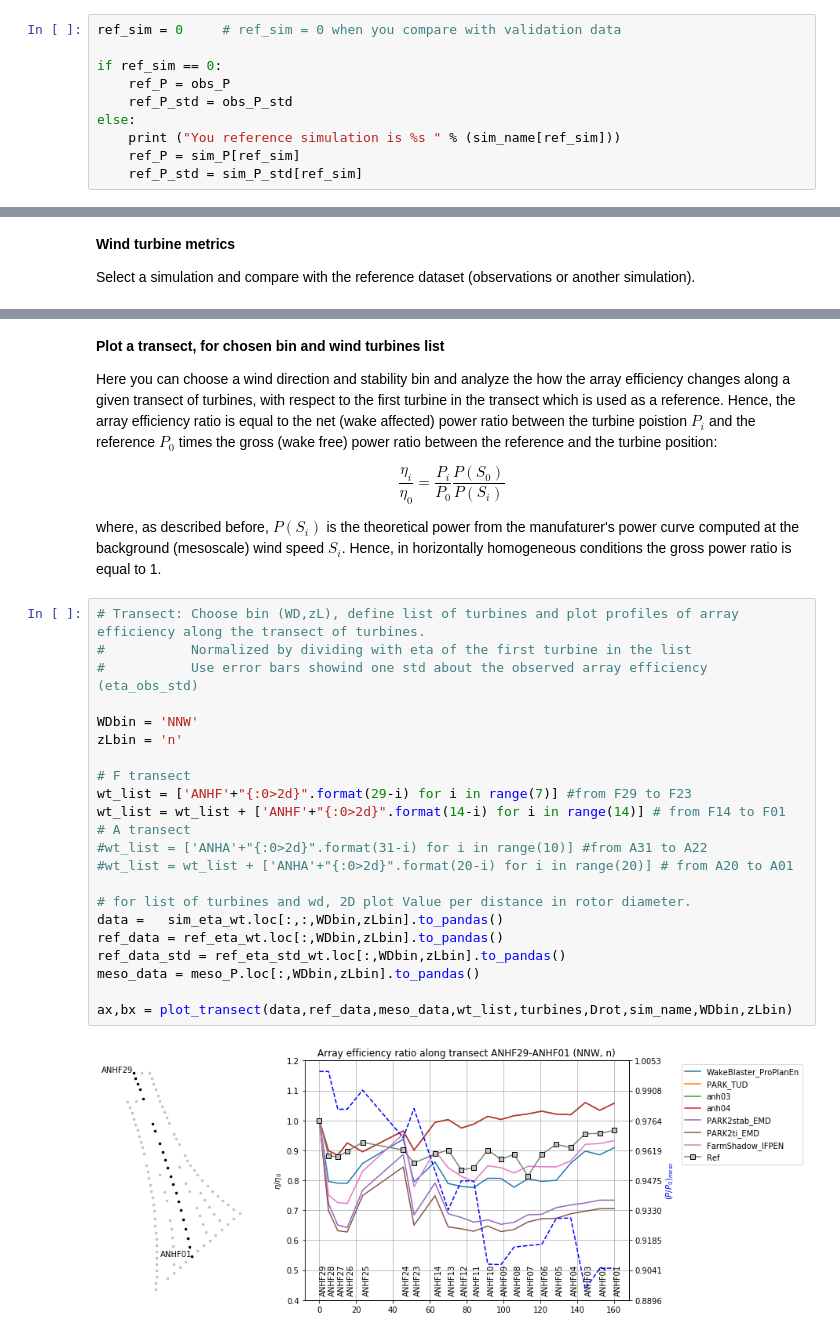
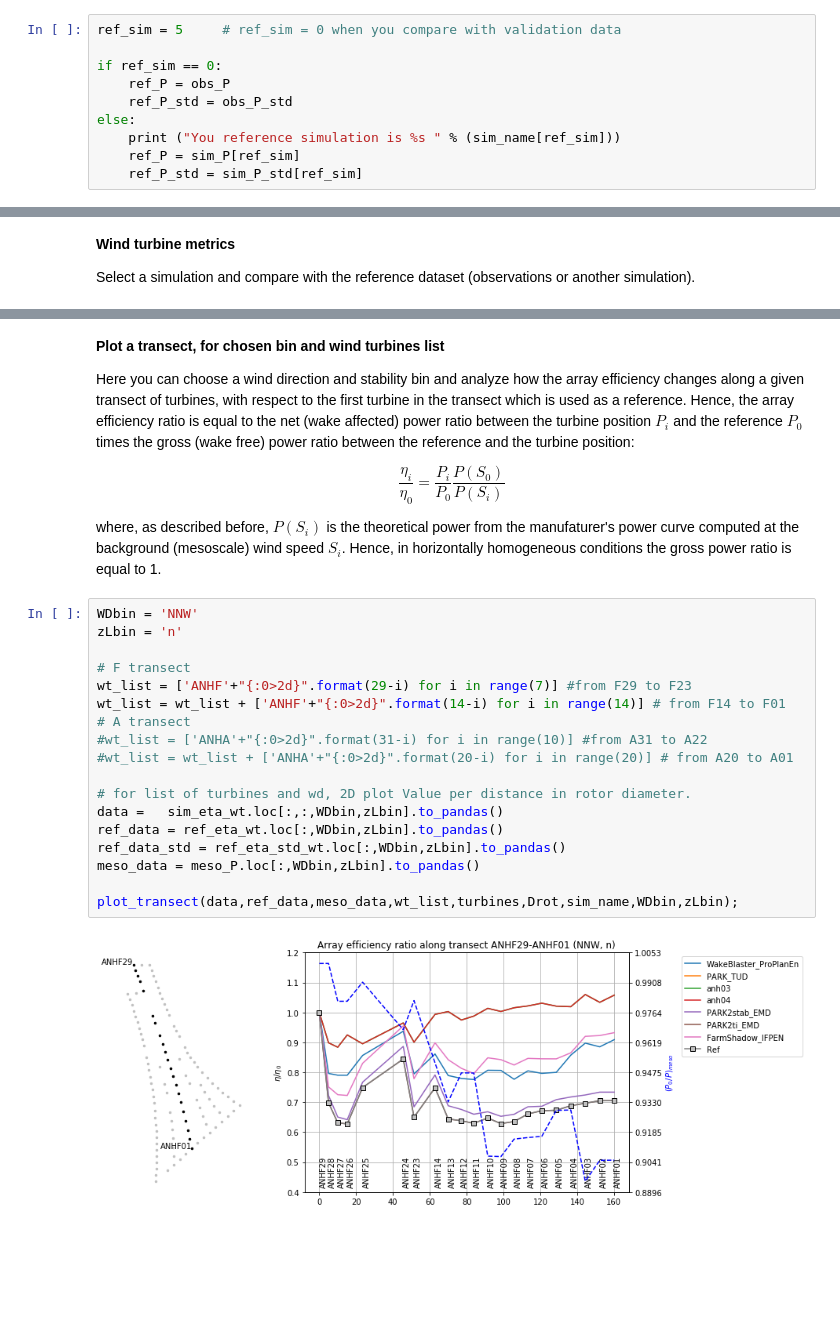
Before and after one commit to CENER-EPR/OWAbench_obsolete, a Jupyter notebook: Anholt_ArrayEfficiency.ipynb, the cells around one changed output, grey strips where cells are left out. Saved outputs shown, nothing was run; the diff lists cells and outputs as text; blank space fills up the shorter version.

Commit message:
Updated plots

```diff
--- a/Anholt_ArrayEfficiency.ipynb
+++ b/Anholt_ArrayEfficiency.ipynb
@@ -196,7 +196,7 @@ except IOError:
 # %% [markdown]
 If no validation data is available, do code to code comparison by selecting a reference simulation to compare against:
 # %%
-ref_sim = 0     # ref_sim = 0 when you compare with validation data
+ref_sim = 5     # ref_sim = 0 when you compare with validation data
 
 if ref_sim == 0:
     ref_P = obs_P
@@ -345,32 +347,28 @@ plot_wf_layout(turbines['X coordinate'], turbines['Y coordinate'],data = data)
 # %% [markdown]
 **Plot a transect, for chosen bin and wind turbines list**
 
-Here you can choose a wind direction and stability bin and analyze the how the array efficiency changes along a given transect of turbines, with respect to the first turbine in the transect which is used as a reference. Hence, the array efficiency ratio is equal to the net (wake affected) power ratio between the turbine poistion $P_i$ and the reference $P_0$ times the gross (wake free) power ratio between the reference and the turbine position:
+Here you can choose a wind direction and stability bin and analyze how the array efficiency changes along a given transect of turbines, with respect to the first turbine in the transect which is used as a reference. Hence, the array efficiency ratio is equal to the net (wake affected) power ratio between the turbine position $P_i$ and the reference $P_0$ times the gross (wake free) power ratio between the reference and the turbine position:
 
 $$ \frac{\eta_i}{\eta_0} = \frac{P_i}{P_0} \frac{P(S_0)}{P(S_i)} $$
 
 where, as described before, $P(S_i)$ is the theoretical power from the manufaturer's power curve computed at the background (mesoscale) wind speed $S_i$. Hence, in horizontally homogeneous conditions the gross power ratio is equal to 1.
 # %%
-# Transect: Choose bin (WD,zL), define list of turbines and plot profiles of array efficiency along the transect of turbines.
-#           Normalized by dividing with eta of the first turbine in the list
-#           Use error bars showind one std about the observed array efficiency (eta_obs_std)
-
 WDbin = 'NNW'
 zLbin = 'n'
 
 # F transect
 wt_list = ['ANHF'+"{:0>2d}".format(29-i) for i in range(7)] #from F29 to F23
 wt_list = wt_list + ['ANHF'+"{:0>2d}".format(14-i) for i in range(14)] # from F14 to F01
 # A transect
 #wt_list = ['ANHA'+"{:0>2d}".format(31-i) for i in range(10)] #from A31 to A22
 #wt_list = wt_list + ['ANHA'+"{:0>2d}".format(20-i) for i in range(20)] # from A20 to A01
 
 # for list of turbines and wd, 2D plot Value per distance in rotor diameter.
 data =   sim_eta_wt.loc[:,:,WDbin,zLbin].to_pandas()
 ref_data = ref_eta_wt.loc[:,WDbin,zLbin].to_pandas()
 ref_data_std = ref_eta_std_wt.loc[:,WDbin,zLbin].to_pandas()
 meso_data = meso_P.loc[:,WDbin,zLbin].to_pandas()
 
-ax,bx = plot_transect(data,ref_data,meso_data,wt_list,turbines,Drot,sim_name,WDbin,zLbin)
+plot_transect(data,ref_data,meso_data,wt_list,turbines,Drot,sim_name,WDbin,zLbin);
 # %% [output]
-[figure, old version]
+[figure, new version]
```
Also changed, not shown: parts of 7 cells of this notebook, 1 other file.
